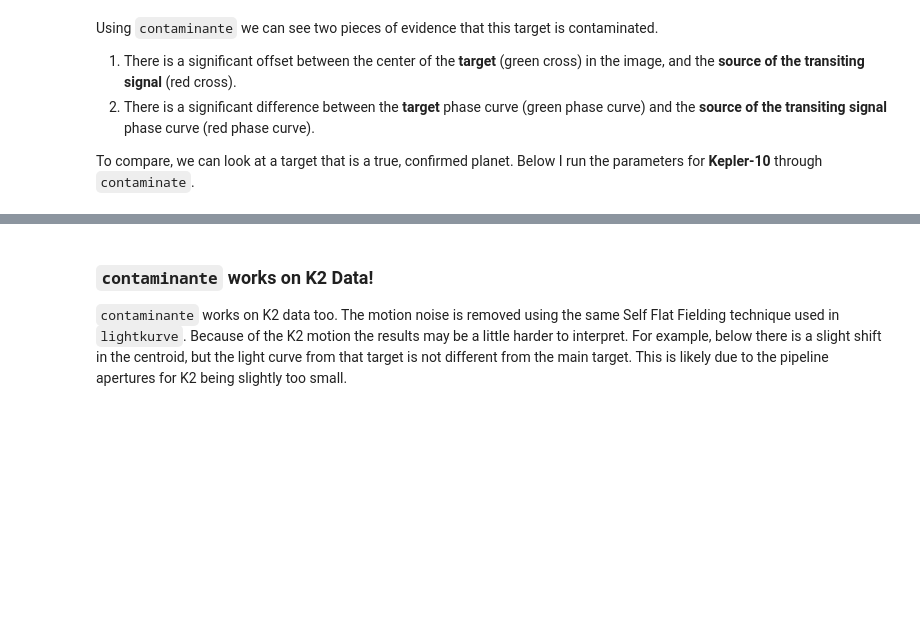
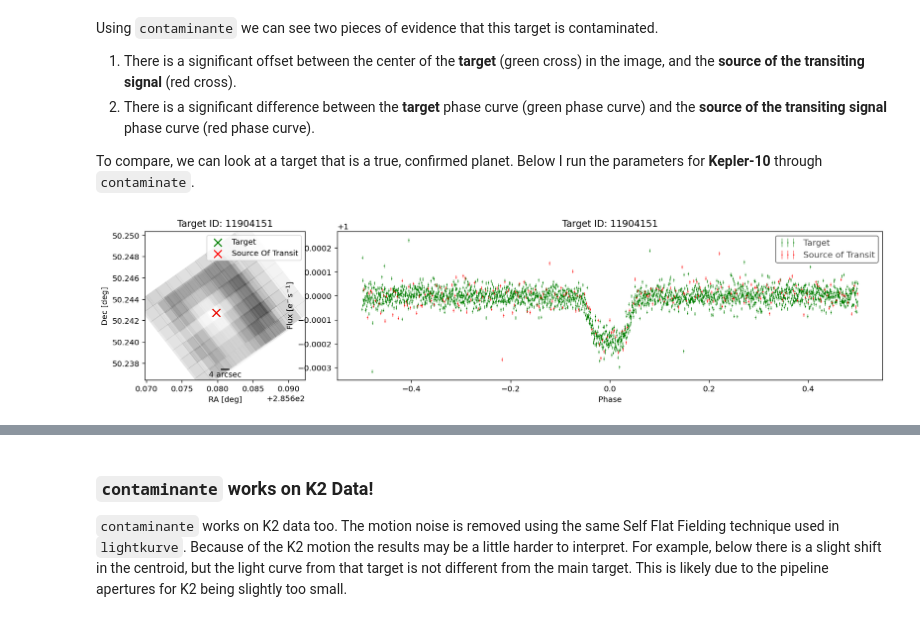
Before and after one commit to christinahedges/contaminante, a Jupyter notebook: tutorials/tutorial-1_how-to-use-contaminante.ipynb, the cells around one changed output, grey strips where cells are left out. Cells and saved outputs as stored; diff of their text form; code cells hidden in the pictures; blank space fills up the shorter version.

```diff
--- a/tutorials/tutorial-1_how-to-use-contaminante.ipynb
+++ b/tutorials/tutorial-1_how-to-use-contaminante.ipynb
@@ -23,4 +21,10 @@ Using `contaminante` we can see two pieces of evidence that this target is conta
 
 To compare, we can look at a target that is a true, confirmed planet. Below I run the parameters for **Kepler-10** through `contaminate`.
 # %%
-kic, period, t0, duration = 11904151, 0.837491, 2454964.57513 - 2454833, 1.8076/24
+fig = contaminante.get_centroid_plot(targetid='KIC {}'.format(11904151),
+                               period=0.837491,
+                               t0=2454964.57513 - 2454833,
+                               duration=1.8076/24,
+                               mission='kepler')
+# %% [output]
+[figure, added]
```
Also changed, not shown: parts of 8 cells of this notebook.
